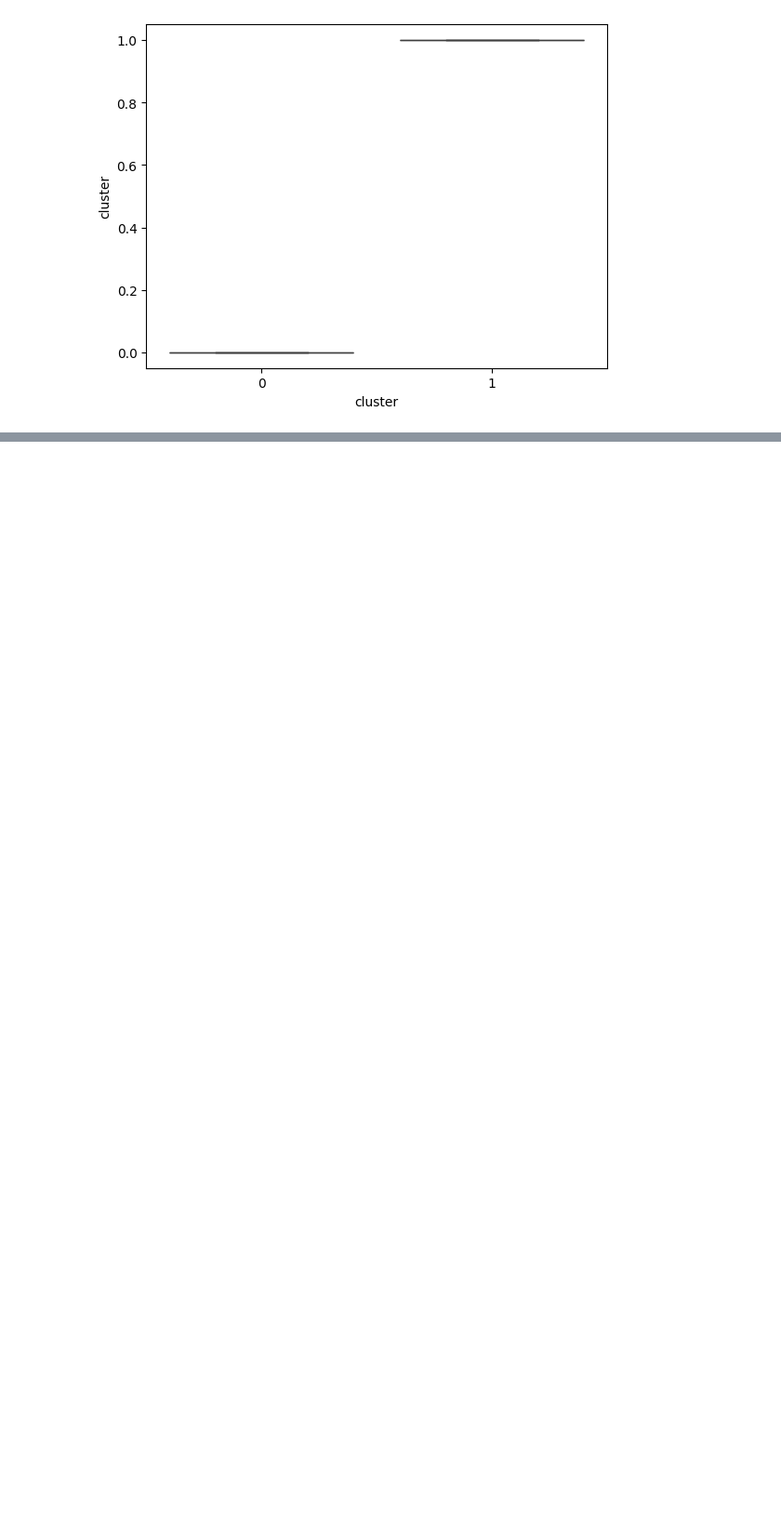
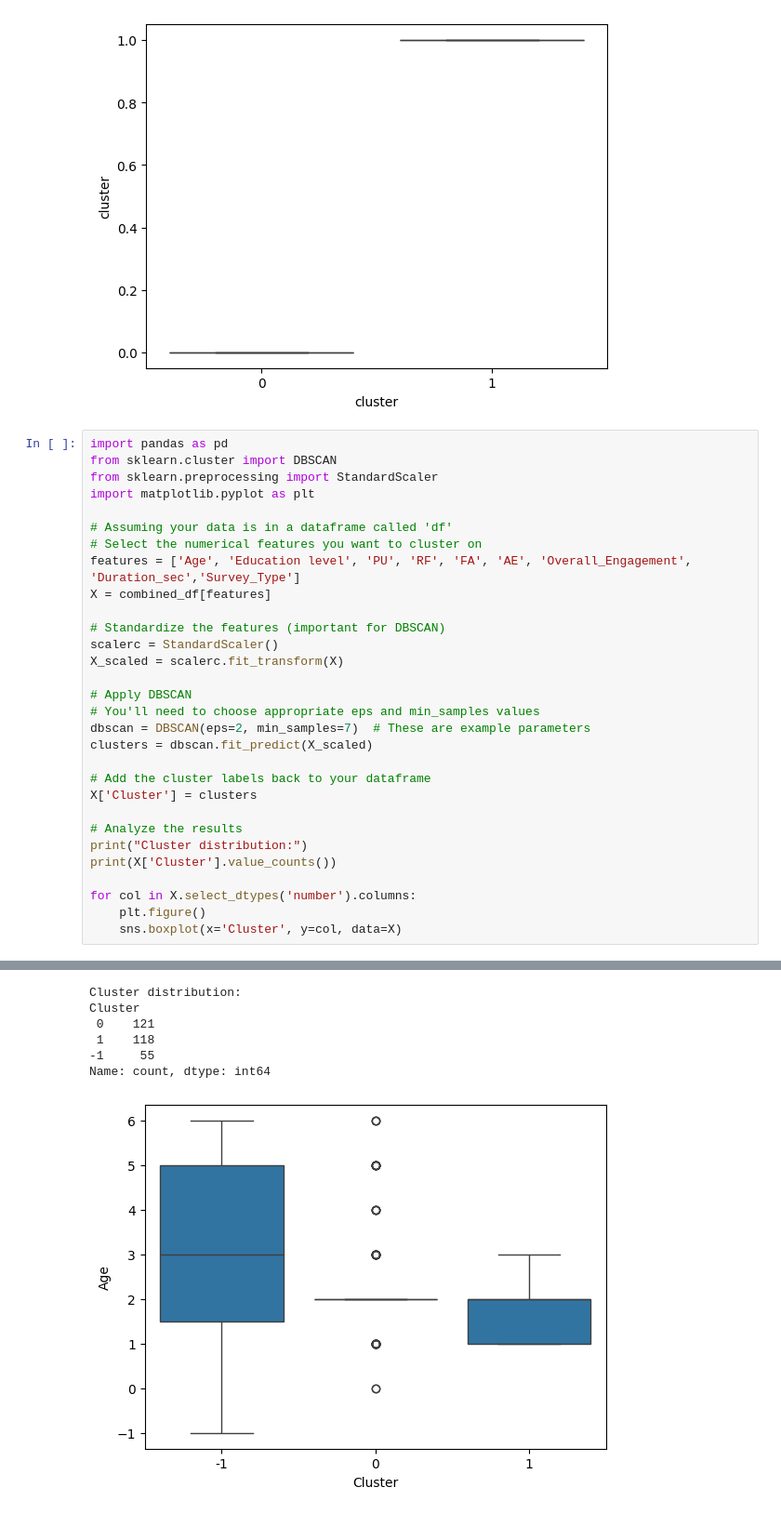
Before and after one commit to Jowayria-27/Fashion_Survey, a Jupyter notebook: Untitled2.ipynb, the cells around one changed output, grey strips where cells are left out. Shown at 93% size. Saved outputs shown, nothing was run; the diff lists cells and outputs as text; blank space fills up the shorter version.

```diff
--- a/Untitled2.ipynb
+++ b/Untitled2.ipynb
@@ -780,3 +780,34 @@ for col in featurescc.select_dtypes('number').columns:
 [figure]
 [figure]
 [figure]
+# %%
+import pandas as pd
+from sklearn.cluster import DBSCAN
+from sklearn.preprocessing import StandardScaler
+import matplotlib.pyplot as plt
+
+# Assuming your data is in a dataframe called 'df'
+# Select the numerical features you want to cluster on
+features = ['Age', 'Education level', 'PU', 'RF', 'FA', 'AE', 'Overall_Engagement', 'Duration_sec','Survey_Type']
+X = combined_df[features]
+
+# Standardize the features (important for DBSCAN)
+scalerc = StandardScaler()
+X_scaled = scalerc.fit_transform(X)
+
+# Apply DBSCAN
+# You'll need to choose appropriate eps and min_samples values
+dbscan = DBSCAN(eps=2, min_samples=7)  # These are example parameters
+clusters = dbscan.fit_predict(X_scaled)
+
+# Add the cluster labels back to your dataframe
+X['Cluster'] = clusters
+
+# Analyze the results
+print("Cluster distribution:")
+print(X['Cluster'].value_counts())
+
+for col in X.select_dtypes('number').columns:
+    plt.figure()
+    sns.boxplot(x='Cluster', y=col, data=X)
+# %% [output]
@@ -782,0 +819,7 @@ for col in featurescc.select_dtypes('number').columns:
+Cluster distribution:
+Cluster
+ 0    121
+ 1    118
+-1     55
+Name: count, dtype: int64
+[figure, added]
```
Also changed, not shown: parts of 6 cells of this notebook.
